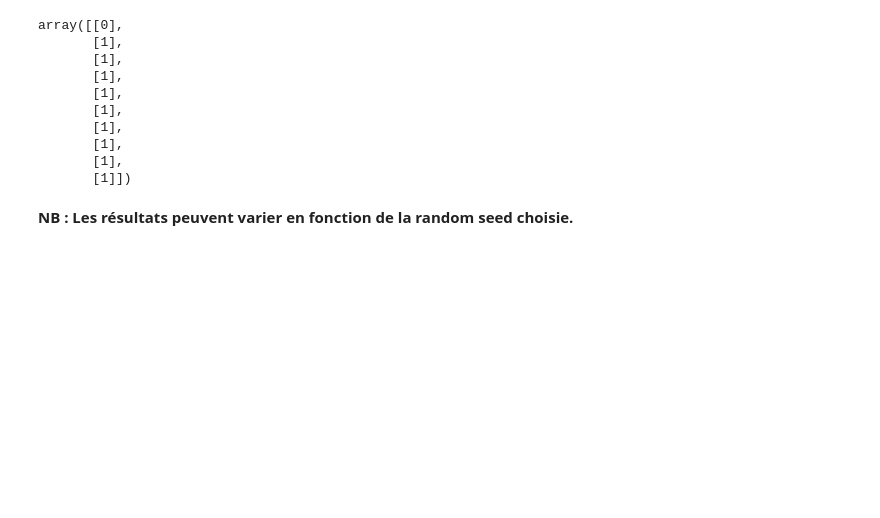
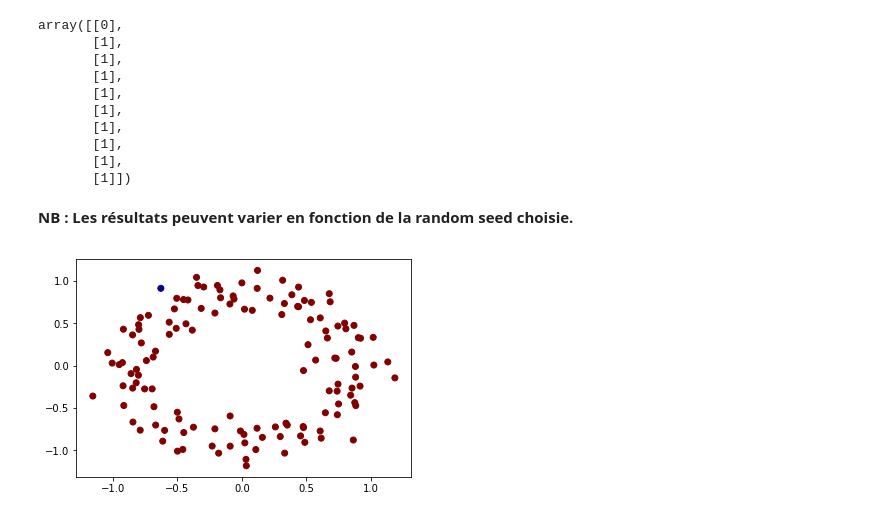
Before and after one commit to nonodamiens/synthetic_2D, a Jupyter notebook: Dataset Synthetic.ipynb, the cells around one changed output. Saved outputs shown, nothing was run; the diff lists cells and outputs as text; code cells hidden in the pictures; blank space fills up the shorter version.

Commit message:
Visualisation des prédictions et du dataset

```diff
--- a/Dataset Synthetic.ipynb
+++ b/Dataset Synthetic.ipynb
@@ -322,3 +322,11 @@ array([[0],
        [1]])
 # %% [markdown]
 **NB : Les résultats peuvent varier en fonction de la random seed choisie.**
+# %%
+# La fonction de visualisation des prédictions est la même que celle pour plot les datasets
+plot_predictions = plot_dataset
+
+# On visualise les prédictions
+plot_predictions(X_train, preds)
+# %% [output]
+[figure, added]
```
Also changed, not shown: parts of 1 cell of this notebook.
